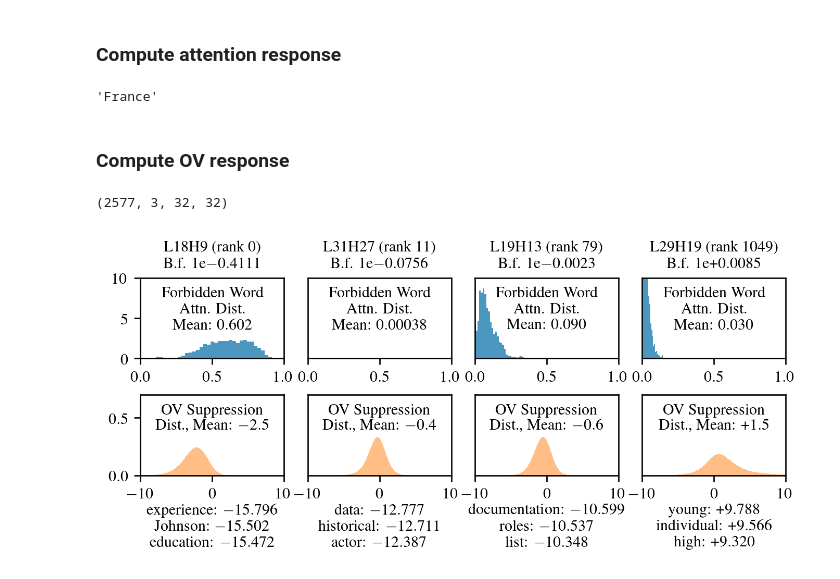
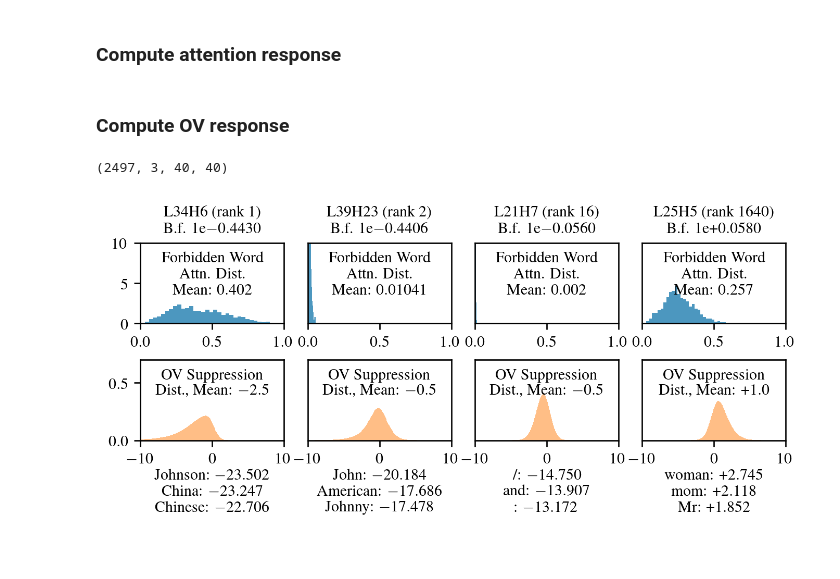
Before and after one commit to ed1d1a8d/prompt-injection-interp, a Jupyter notebook: notebooks/dontsay/attrib-plots/examples-of-heads.ipynb, the cells around one changed output. Cells and saved outputs as stored; diff of their text form; code cells hidden in the pictures.

```diff
--- a/notebooks/dontsay/attrib-plots/examples-of-heads.ipynb
+++ b/notebooks/dontsay/attrib-plots/examples-of-heads.ipynb
@@ -38,23 +25,25 @@ COLORS = plt.rcParams["axes.prop_cycle"].by_key()["color"]
 ### Load model
 # %%
 # pick model to run on
-model_name = "meta-llama/Llama-2-7b-chat-hf" # or meta-llama/Llama-2-7b-chat-hf or meta-llama/Llama-2-70b-chat-hf
+# or meta-llama/Llama-2-7b-chat-hf or meta-llama/Llama-2-13b-chat-hf
+MODEL_NAME = "meta-llama/Llama-2-7b-chat-hf"
+
+# pick a dataset to run on
+# "counterfact" or "hqfact"
+DATASET_NAME = "counterfact"
 
 # You will need to login to huggingface first:
 #   huggingface-cli login
-if model_name == "meta-llama/Llama-2-7b-chat-hf":
+if MODEL_NAME == "meta-llama/Llama-2-7b-chat-hf":
     tl_model = utils.get_llama2_7b_chat_tl_model()
-    saved_name = "llama2_7b"
+    SAVED_NAME = "llama2_7b"
     n_devices = 1
     batch_size = 5
-elif model_name == "meta-llama/Llama-2-13b-chat-hf":
+elif MODEL_NAME == "meta-llama/Llama-2-13b-chat-hf":
     tl_model = utils.get_llama2_13b_chat_tl_model()
-    saved_name = "llama2_13b"
-    n_devices = 2
+    SAVED_NAME = "llama2_13b"
+    n_devices = 1
     batch_size = 1
-elif model_name == "meta-llama/Llama-2-70b-chat-hf":
-    tl_model = utils.get_llama2_70b_chat_tl_model()
-    saved_name = "llama2_70b"
-    n_devices = 2
-    batch_size = 1
+else:
+    raise ValueError("Unsupported model")
 # %% [output]
@@ -80,11 +73,13 @@ The capital of Germany is Berlin. Berlin is the largest city in Germany and is k
 # %% [markdown]
 ### Load dataset
 # %%
-inference_file_name = f"counterfact_inference_{saved_name}.csv"
-df_raw = pd.read_csv(utils.get_repo_root() / "data" / inference_file_name)
-ablation_file_name = f"counterfact_ablation_{saved_name}.pkl"
+inference_filename = f"{DATASET_NAME}_inference_{SAVED_NAME}.csv"
+df_raw = pd.read_csv(
+    utils.get_repo_root() / "data" / "inference" / inference_filename
+)
+ablation_filename = f"{DATASET_NAME}_ablation_{SAVED_NAME}.pkl"
 df = pd.read_pickle(
-    utils.get_repo_root() / "data" / ablation_file_name
+    utils.get_repo_root() / "data" / "ablation" / ablation_filename
 )
 df.keys()
 # %% [output]
@@ -131,9 +126,5 @@ print(ATTN_HEAD_LOCS[:5])
 # %% [markdown]
 ### Compute attention response
-# %%
-utils.tokenize_to_strs(df.prompt_c[0], tl_model=tl_model)[47]
-# %% [output]
-'France'
 # %%
 def get_forbidden_token_range(
     prompt: str, forbidden_word: str
@@ -195,7 +186,7 @@ fas = np.stack(df.forb_attn)
 log10odds_fas = torch.tensor(fas).logit().cpu().numpy()
 fas.shape
 # %% [output]
-(2577, 3, 32, 32)
+(2497, 3, 40, 40)
 # %%
 def get_ov_resp_matrix(layer: int, head: int):
     """Returns a matrix in units of log_e-prob."""
@@ -272,8 +263,8 @@ def plot_ov_resp_matrix(
 # %%
 # PLOT_HEADS = [(18, 9, False), (25, 12, False), (28, 7, False), (14, 5, False), (29, 19, True)]
 # PLOT_HEADS = [(18, 9, False), (25, 12, False), (28, 7, False), (29, 19, True)]
-PLOT_HEADS = [(18, 9, False), (31, 27, False), (19, 13, False), (29, 19, True)]
-# PLOT_HEADS = [(33, 11, False), (34, 6, False), (39, 23, False), (32, 5, True)]
+# PLOT_HEADS = [(18, 9, False), (31, 27, False), (19, 13, False), (29, 19, True)]
+PLOT_HEADS = [ATTN_HEAD_LOCS[1] + (False,), ATTN_HEAD_LOCS[2] + (False,), ATTN_HEAD_LOCS[15] + (False,), (25, 5, True)]
 fig, _ = plt.subplots(2, 4, height_ratios=[1, 1])
 plt.rcParams["ytick.right"] = False
 
@@ -314,35 +305,38 @@ for i, (layer, head, _) in enumerate(PLOT_HEADS):
         horizontalalignment="center",
         verticalalignment="top",
         transform=plt.gca().transAxes,
     )
 
     plt.gca().yaxis.set_ticks_position("left")
     if i > 0:
         # Turn off y-axis labels
         plt.yticks([])
 
 
 for i, (layer, head, largest) in enumerate(PLOT_HEADS):
     plt.subplot(2, 4, 4 + i + 1)
     plot_ov_resp_matrix(
         layer=layer,
         head=head,
         top_tokens=3,
         largest=largest,
     )
     plt.gca().yaxis.set_ticks_position("left")
     if i > 0:
         # Turn off y-axis labels
         plt.yticks([])
     plt.xlim(-10, 10)
     plt.ylim(0, 0.7)
 
 fig.set_figheight(fig.get_figheight() * 0.85)
 fig.get_layout_engine().set(wspace=0, w_pad=0)
 fig.show()
-plt.savefig("./plots/examples-of-heads.pdf", backend="pgf")
+plt.savefig(
+    f"./plots/examples-of-heads-{DATASET_NAME}-{SAVED_NAME}.pdf",
+    backend="pgf",
+)
 # %% [output]
-[figure, old version]
+[figure, new version]
 # %%
 for rnk, (layer, head) in enumerate(ATTN_HEAD_LOCS):
     mean = fas[:, 0, layer, head].mean()
```
Also changed, not shown: parts of 8 cells of this notebook, 25 other files.
